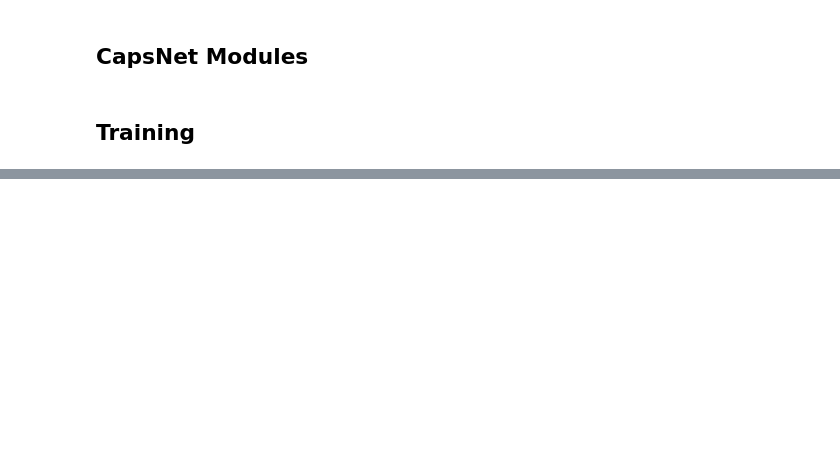
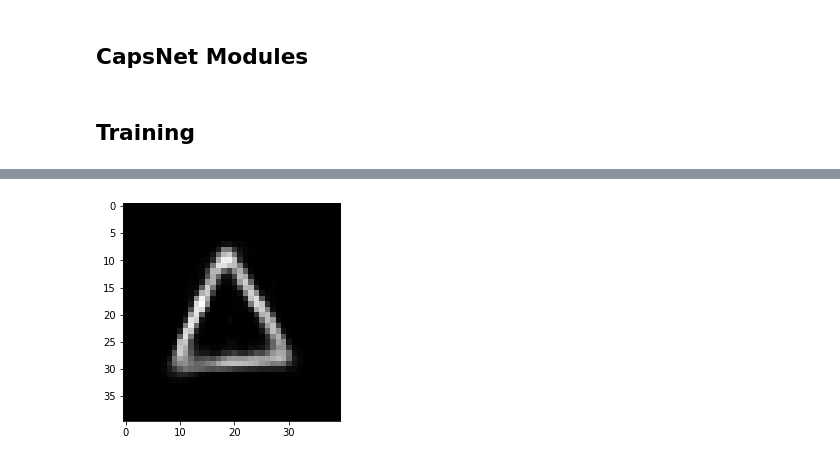
Before and after one commit to HanziJiang/CapsNet-ResNet-Performance-Analysis, a Jupyter notebook: guide_big.ipynb, the cells around one changed output, grey strips where cells are left out. Saved outputs shown, nothing was run; the diff lists cells and outputs as text; code cells hidden in the pictures; blank space fills up the shorter version.

```diff
--- a/guide_big.ipynb
+++ b/guide_big.ipynb
@@ -317,9 +317,9 @@ class DoodleDecoder(nn.Module):
         super(DoodleDecoder, self).__init__()
         self.opt = opt
 
-        self.fc1 = nn.Linear(16, 1024)
-        self.fc2 = nn.Linear(1024, 2048)
-        self.fc3 = nn.Linear(2048, opt.image_size*opt.image_size)
+        self.fc1 = nn.Linear(16, 512)
+        self.fc2 = nn.Linear(512, 1024)
+        self.fc3 = nn.Linear(1024, opt.image_size*opt.image_size)
 
     def forward(self, v, target):
         '''
@@ -487,7 +487,7 @@ class CapsuleNetwork(nn.Module):
         reconstruction_loss = self.reconstruction_loss(reconstruction, image)
 
         # Scalar Variable
-        loss = (marginal_loss + 0.0005 * reconstruction_loss) / batch_size
+        loss = (marginal_loss + 0.00001 * reconstruction_loss) / batch_size
 
         return loss, marginal_loss / batch_size, reconstruction_loss / batch_size
 # %% [markdown]
@@ -595,7 +595,7 @@ def get_opts():
     parser.add_argument('-n_classes', type=int, default=5)
     parser.add_argument('-use_cuda', default=True)
     parser.add_argument('-gamma', type=float, default=0.9)
-    parser.add_argument('-r', type=int, default=1)
+    parser.add_argument('-r', type=int, default=3)
     opt, _ = parser.parse_known_args()
     return opt
 # %%
@@ -627,4 +636,7 @@ Accuracy: 4875/5000 0.9750
 # %%
 # evaluate(opt, train_loader, model, 'TRAIN', True)
-# evaluate(opt, valid_loader, model, 'VALID', True)
+highest = 999
+model = torch.load('play.pt')
+evaluate(opt, valid_loader, model, 'VALID', True)
 # evaluate(opt, test_loader, model, 'TEST', True)
+# %% [output]
@@ -631 +645,2 @@ Accuracy: 4875/5000 0.9750
+[figure, added]
 # %%
```
Also changed, not shown: parts of 6 cells of this notebook, 2 other files.
